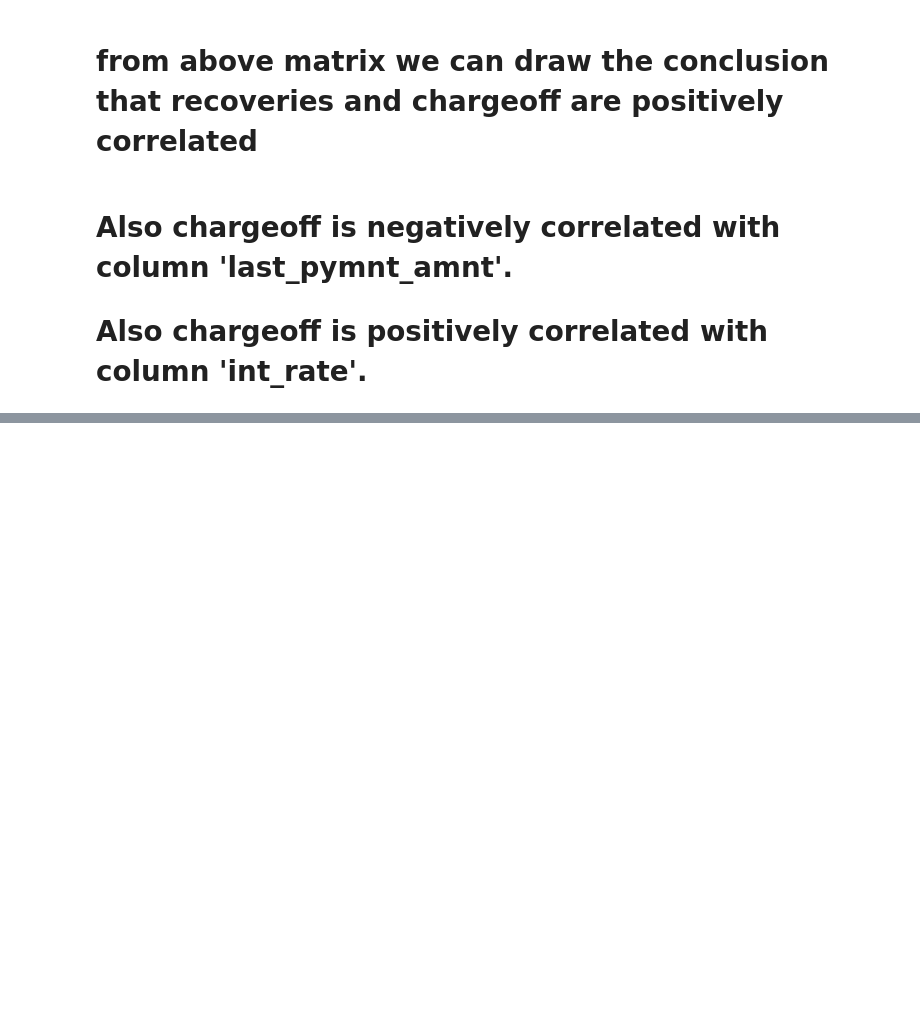
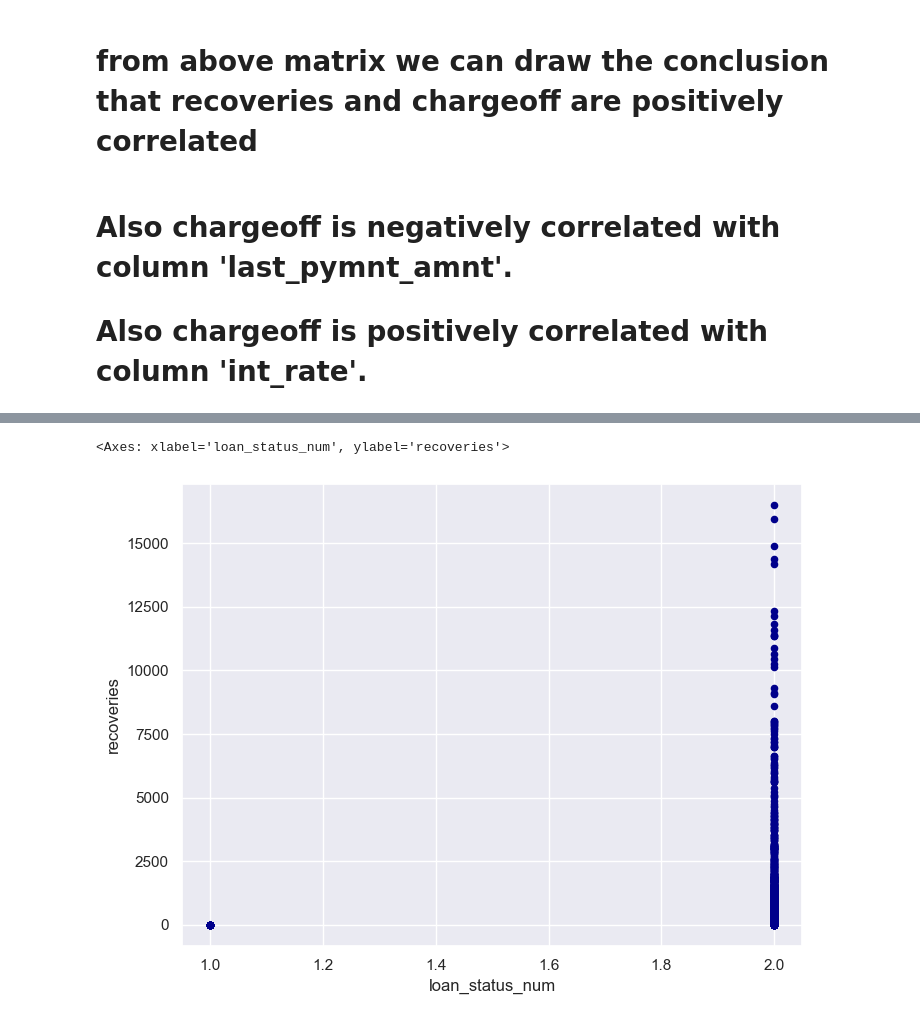
Before and after one commit to AjyNegi/Lending-Club-Case-Study, a Jupyter notebook: ajay.ipynb, the cells around one changed output, grey strips where cells are left out. Cells and saved outputs as stored; diff of their text form; code cells hidden in the pictures; blank space fills up the shorter version.

```diff
--- a/ajay.ipynb
+++ b/ajay.ipynb
@@ -601,0 +605,5 @@ plt.scatter
+# %%
+loan_df_remv_otlr.plot.scatter(y='recoveries',x='loan_status_num',c='DarkBlue')
+# %% [output]
+<Axes: xlabel='loan_status_num', ylabel='recoveries'>
+[figure, added]
```
Also changed, not shown: parts of 4 cells of this notebook.
